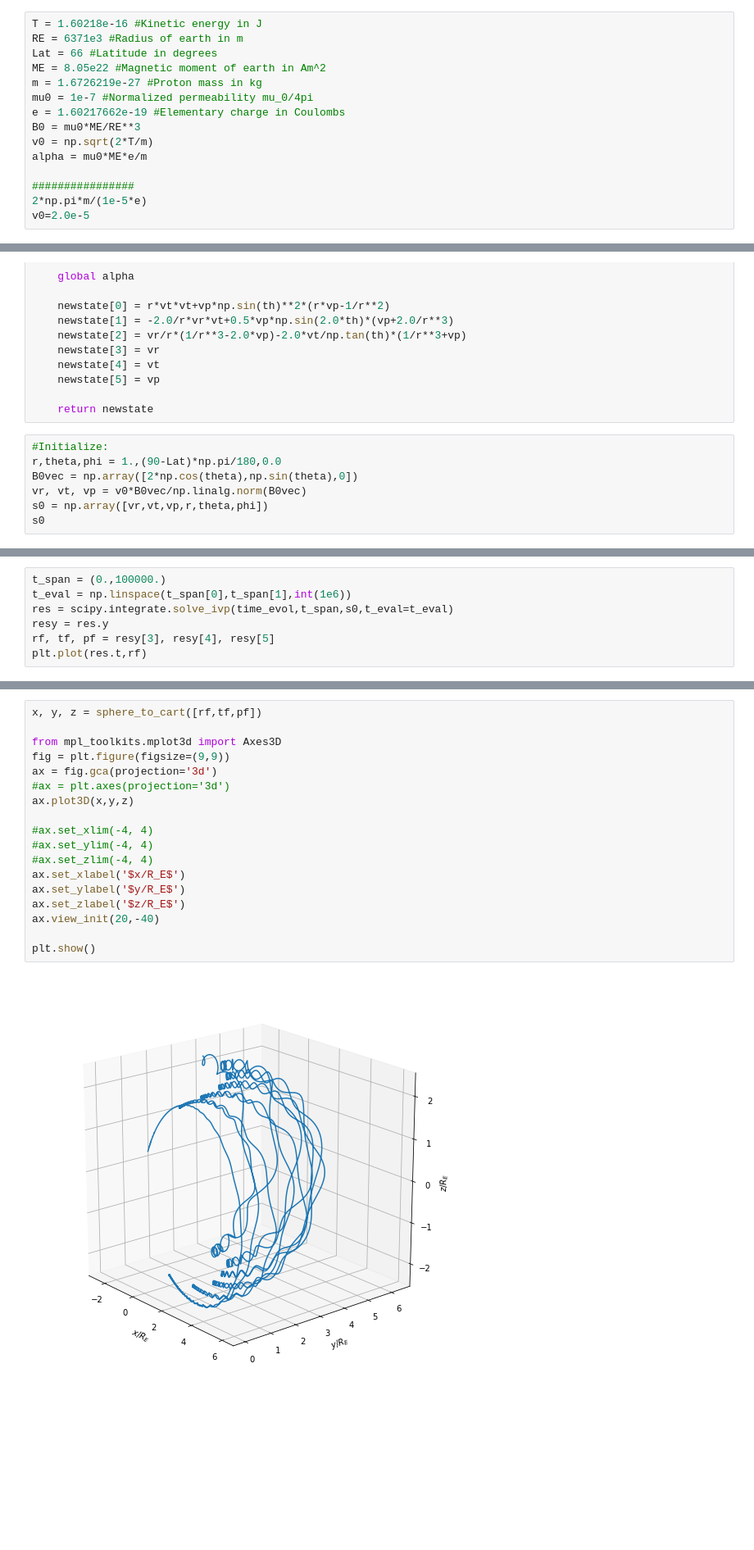
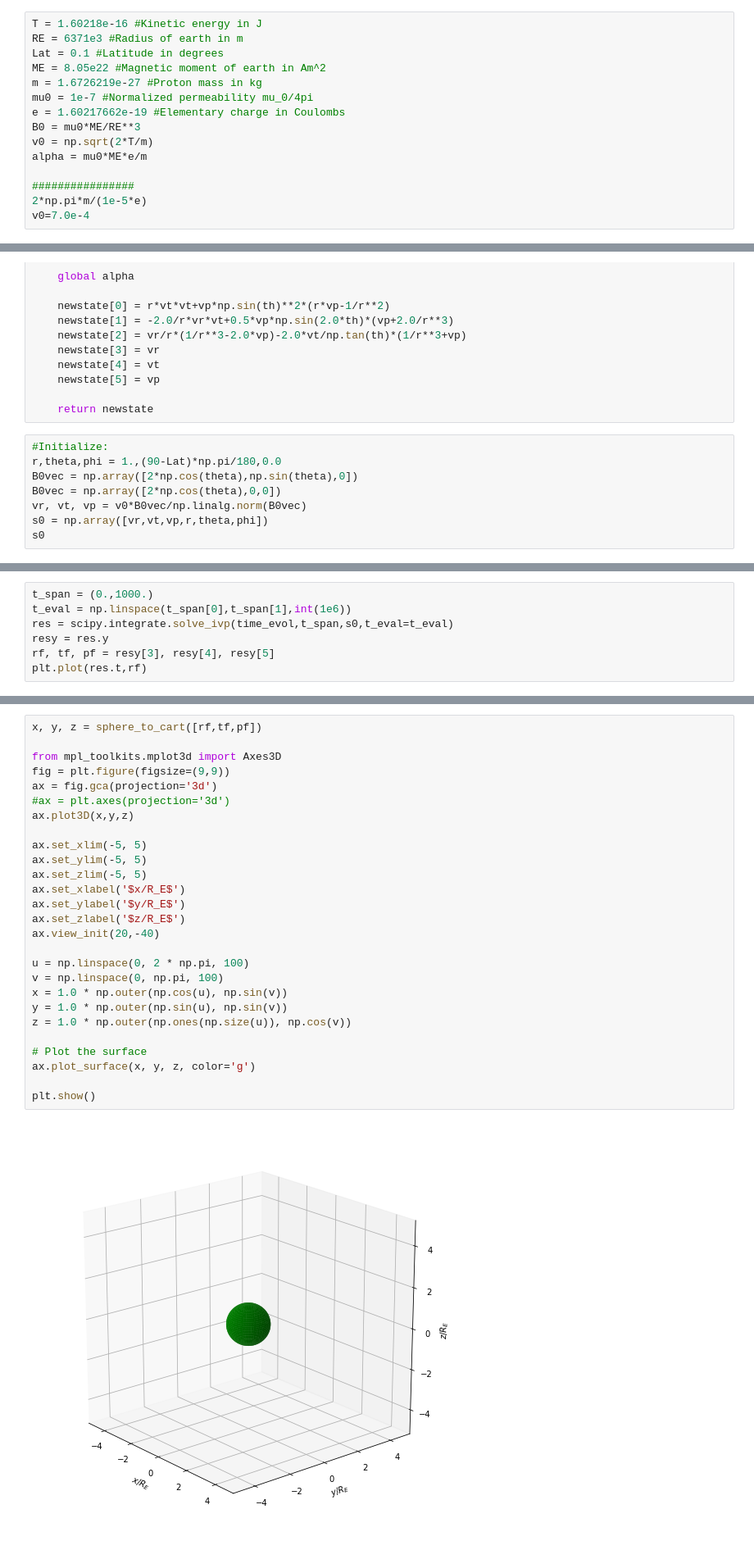
Before and after one commit to AlexanderHickey/PHYS581, a Jupyter notebook: Assignment 2/Assignment #2- Spherical.ipynb, the cells around one changed output, grey strips where cells are left out. Shown at 82% size. Cells and saved outputs as stored; diff of their text form; blank space fills up the shorter version.

```diff
--- a/Assignment 2/Assignment #2- Spherical.ipynb
+++ b/Assignment 2/Assignment #2- Spherical.ipynb
@@ -33,7 +33,7 @@ Using the standard spherical to cartesian transformation, we have ...
 # %%
 T = 1.60218e-16 #Kinetic energy in J
 RE = 6371e3 #Radius of earth in m
-Lat = 66 #Latitude in degrees
+Lat = 0.1 #Latitude in degrees
 ME = 8.05e22 #Magnetic moment of earth in Am^2
 m = 1.6726219e-27 #Proton mass in kg
 mu0 = 1e-7 #Normalized permeability mu_0/4pi
@@ -44,4 +44,4 @@ alpha = mu0*ME*e/m
 
 ################
 2*np.pi*m/(1e-5*e)
-v0=2.0e-5
+v0=7.0e-4
@@ -89,6 +87,7 @@ def time_evol(tau,state):
 #Initialize:
 r,theta,phi = 1.,(90-Lat)*np.pi/180,0.0
 B0vec = np.array([2*np.cos(theta),np.sin(theta),0])
+B0vec = np.array([2*np.cos(theta),0,0])
 vr, vt, vp = v0*B0vec/np.linalg.norm(B0vec)
 s0 = np.array([vr,vt,vp,r,theta,phi])
 s0
@@ -98,5 +97,5 @@ array([1.95221188e-05, 4.34590364e-06, 0.00000000e+00, 1.00000000e+00,
 # %%
-t_span = (0.,100000.)
+t_span = (0.,1000.)
 t_eval = np.linspace(t_span[0],t_span[1],int(1e6))
 res = scipy.integrate.solve_ivp(time_evol,t_span,s0,t_eval=t_eval)
 resy = res.y
@@ -108,20 +107,29 @@ plt.plot(res.t,rf)
 # %%
 x, y, z = sphere_to_cart([rf,tf,pf])
 
 from mpl_toolkits.mplot3d import Axes3D
 fig = plt.figure(figsize=(9,9))
 ax = fig.gca(projection='3d')
 #ax = plt.axes(projection='3d')
 ax.plot3D(x,y,z)
 
-#ax.set_xlim(-4, 4)
-#ax.set_ylim(-4, 4)
-#ax.set_zlim(-4, 4)
+ax.set_xlim(-5, 5)
+ax.set_ylim(-5, 5)
+ax.set_zlim(-5, 5)
 ax.set_xlabel('$x/R_E$')
 ax.set_ylabel('$y/R_E$')
 ax.set_zlabel('$z/R_E$')
 ax.view_init(20,-40)
 
+u = np.linspace(0, 2 * np.pi, 100)
+v = np.linspace(0, np.pi, 100)
+x = 1.0 * np.outer(np.cos(u), np.sin(v))
+y = 1.0 * np.outer(np.sin(u), np.sin(v))
+z = 1.0 * np.outer(np.ones(np.size(u)), np.cos(v))
+
+# Plot the surface
+ax.plot_surface(x, y, z, color='g')
+
 plt.show()
 # %% [output]
-[figure, old version]
+[figure, new version]
```
Also changed, not shown: parts of 3 cells of this notebook.
